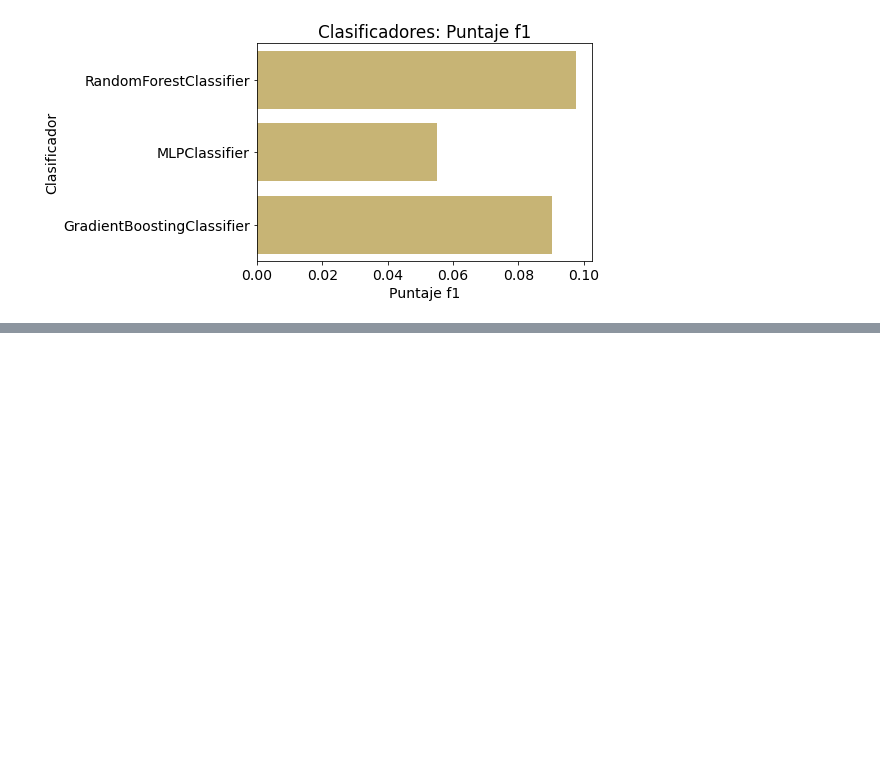
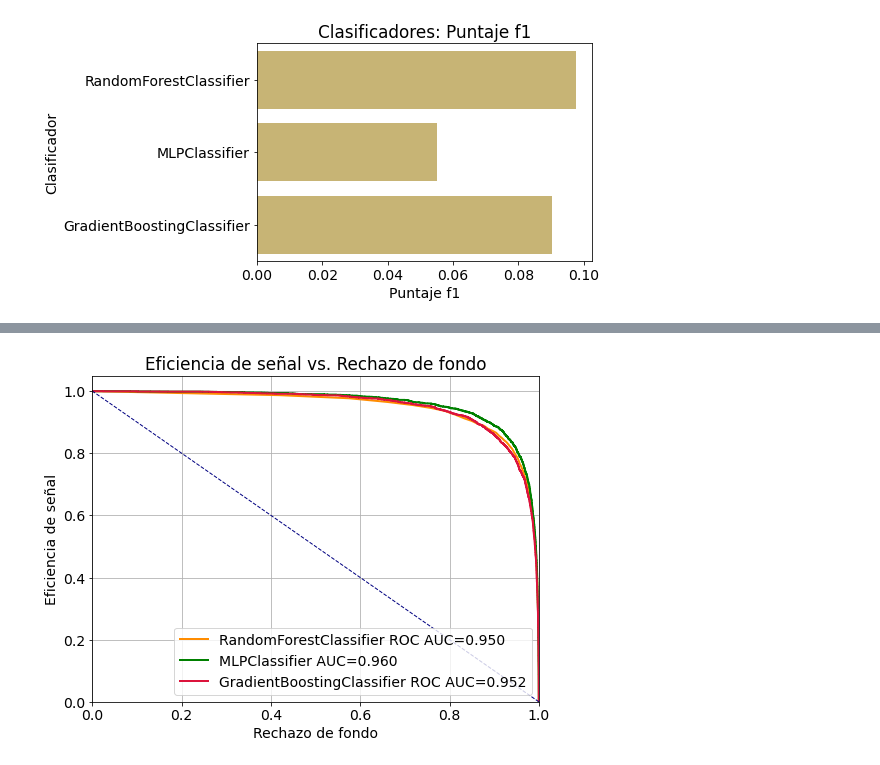
Before and after one commit to marianaiv/benchtools, a Jupyter notebook: notebooks/comparacion-algoritmos-sencillos.ipynb, the cells around one changed output, grey strips where cells are left out. Saved outputs shown, nothing was run; the diff lists cells and outputs as text; code cells hidden in the pictures; blank space fills up the shorter version.

```diff
--- a/notebooks/comparacion-algoritmos-sencillos.ipynb
+++ b/notebooks/comparacion-algoritmos-sencillos.ipynb
@@ -646,0 +867,27 @@ plt.show()
+# %%
+plt.figure(figsize=(8, 6))
+matplotlib.rcParams.update({'font.size': 14})
+plt.grid()
+
+fpr, tpr, roc_auc = roc_curve_and_score(y_test, rf_prediccion_proba)
+plt.plot(1-fpr, tpr, color='darkorange', lw=2,
+         label='{} ROC AUC={:.3f}'.format(rf_nombre, roc_auc))
+
+fpr, tpr, roc_auc = roc_curve_and_score(y_test, mlp_prediccion_proba)
+plt.plot(1-fpr, tpr, color='green', lw=2,
+         label='{} AUC={:.3f}'.format(mlp_nombre, roc_auc))
+
+fpr, tpr, roc_auc = roc_curve_and_score(y_test, gb_prediccion_proba)
+plt.plot(1-fpr, tpr, color='crimson', lw=2,
+         label='{} ROC AUC={:.3f}'.format(gb_nombre, roc_auc))
+
+plt.plot([1, 0], [0, 1], color='navy', lw=1, linestyle='--')
+plt.legend(loc="lower right")
+plt.xlim([0.0, 1.0])
+plt.ylim([0.0, 1.05])
+plt.xlabel('Rechazo de fondo')
+plt.ylabel('Eficiencia de señal')
+plt.title('Eficiencia de señal vs. Rechazo de fondo')
+plt.show()
+# %% [output]
+[figure, added]
```
Also changed, not shown: parts of 11 cells of this notebook.
